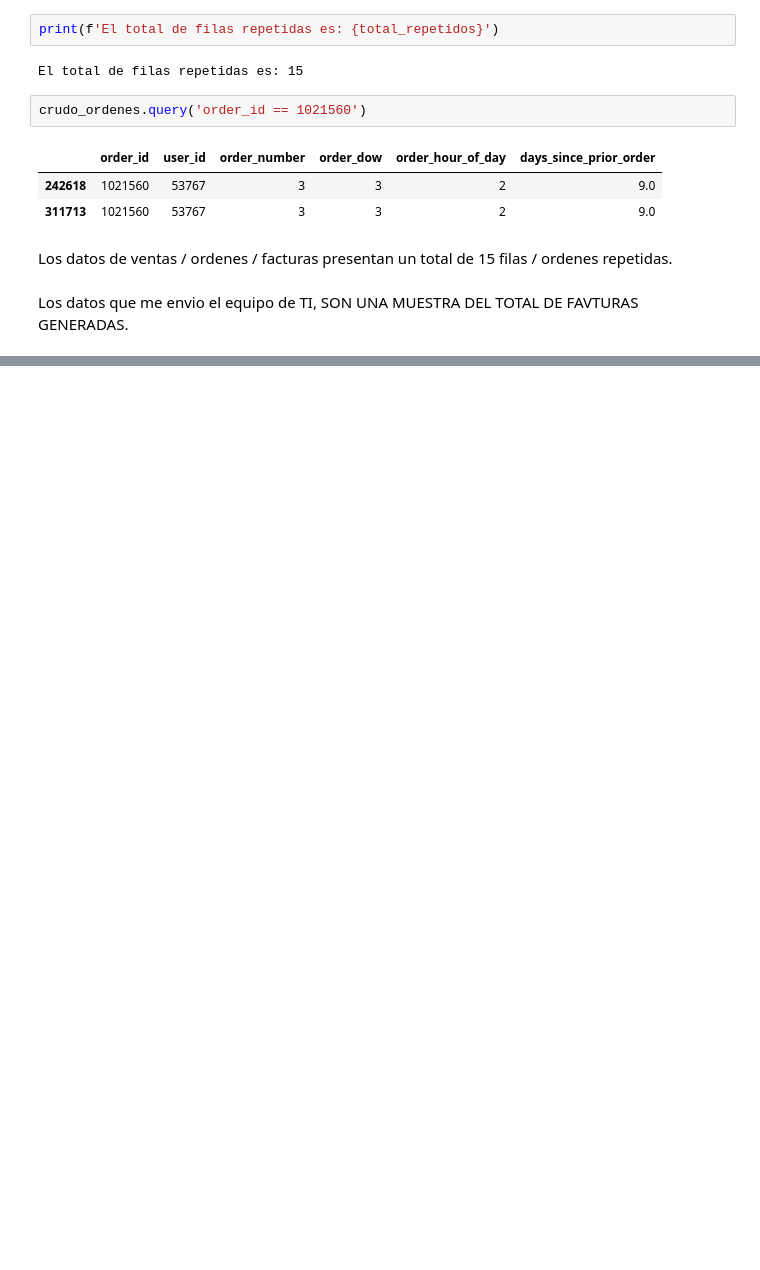
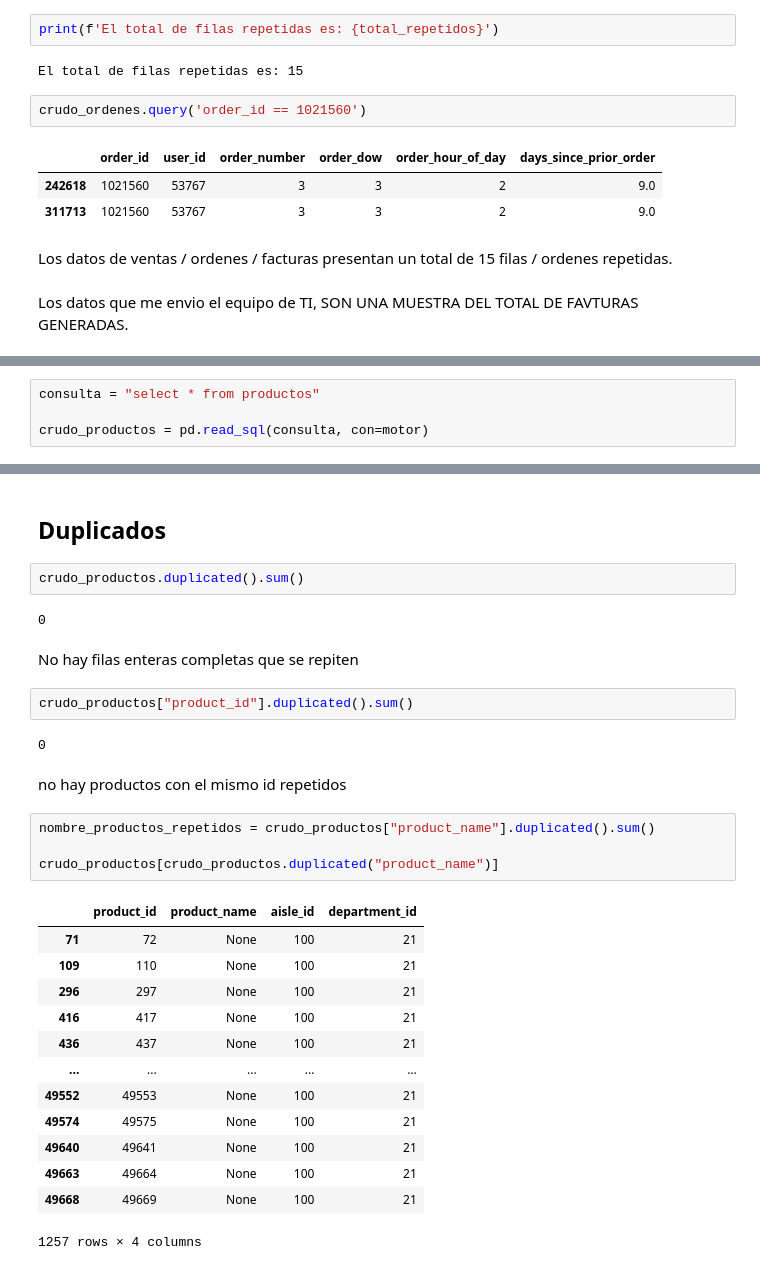
Before and after one commit to JosuandPM/instacart-analitica-avanzada, a Jupyter notebook: notebook/EDA.ipynb, the cells around one changed output, grey strips where cells are left out. Drawn from its saved outputs; the diff is of its cells as text; blank space fills up the shorter version.

```diff
--- a/notebook/EDA.ipynb
+++ b/notebook/EDA.ipynb
@@ -143,0 +319,4 @@ Los datos que me envio el equipo de TI, SON UNA MUESTRA DEL TOTAL DE FAVTURAS GE
+# %%
+consulta = "select * from productos"
+
+crudo_productos = pd.read_sql(consulta, con=motor)
@@ -143,0 +350,32 @@ Los datos que me envio el equipo de TI, SON UNA MUESTRA DEL TOTAL DE FAVTURAS GE
+# %% [markdown]
+## Duplicados
+# %%
+crudo_productos.duplicated().sum()
+# %% [output]
+0
+# %% [markdown]
+No hay filas enteras completas que se repiten
+# %%
+crudo_productos["product_id"].duplicated().sum()
+# %% [output]
+0
+# %% [markdown]
+no hay productos con el mismo id repetidos
+# %%
+nombre_productos_repetidos = crudo_productos["product_name"].duplicated().sum()
+
+crudo_productos[crudo_productos.duplicated("product_name")]
+# %% [output]
+|  | product_id | product_name | aisle_id | department_id |
+| 71 | 72 | None | 100 | 21 |
+| 109 | 110 | None | 100 | 21 |
+| 296 | 297 | None | 100 | 21 |
+| 416 | 417 | None | 100 | 21 |
+| 436 | 437 | None | 100 | 21 |
+| ... | ... | ... | ... | ... |
+| 49552 | 49553 | None | 100 | 21 |
+| 49574 | 49575 | None | 100 | 21 |
+| 49640 | 49641 | None | 100 | 21 |
+| 49663 | 49664 | None | 100 | 21 |
+| 49668 | 49669 | None | 100 | 21 |
+1257 rows × 4 columns
```
Also changed, not shown: parts of 47 cells of this notebook.
